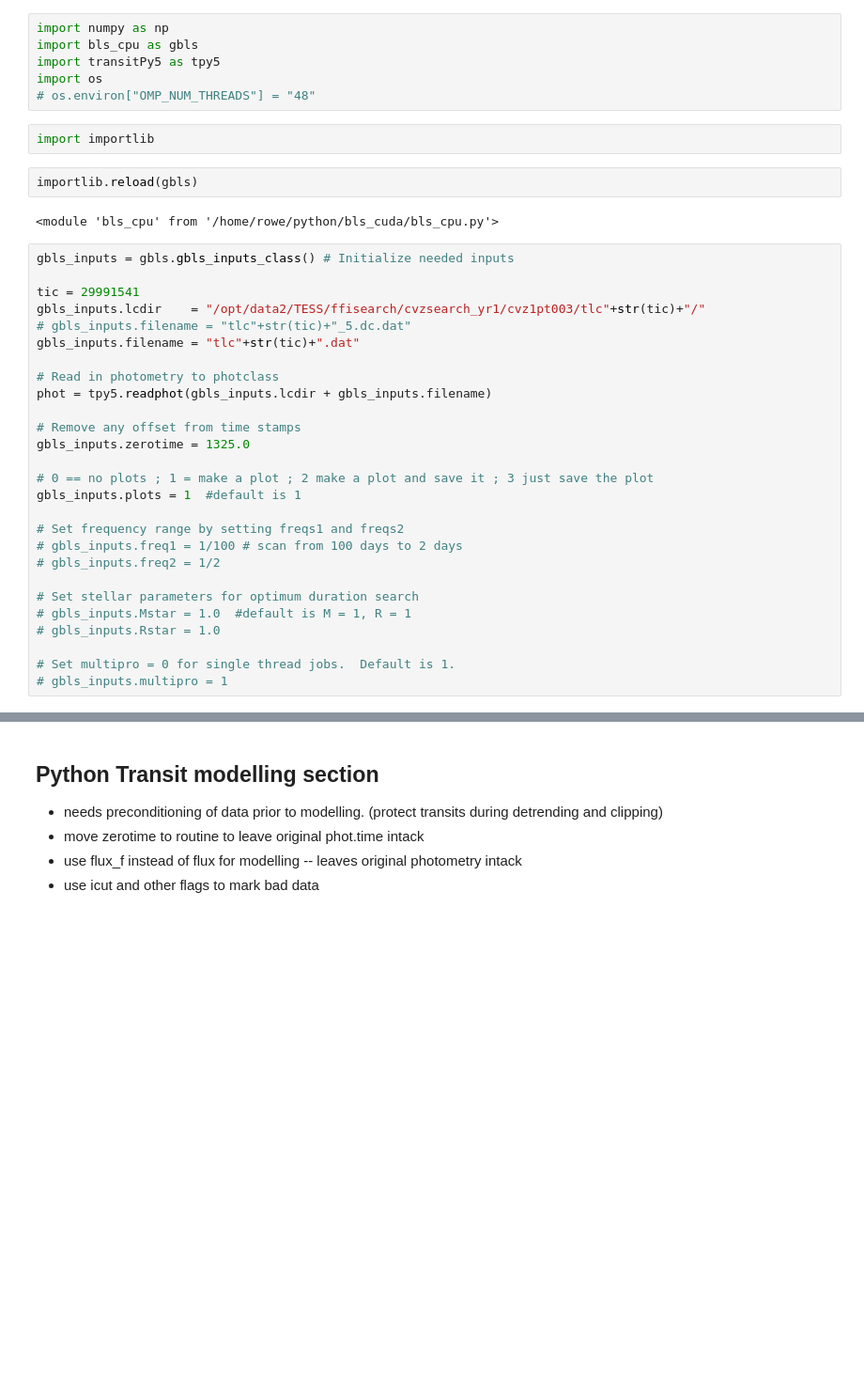
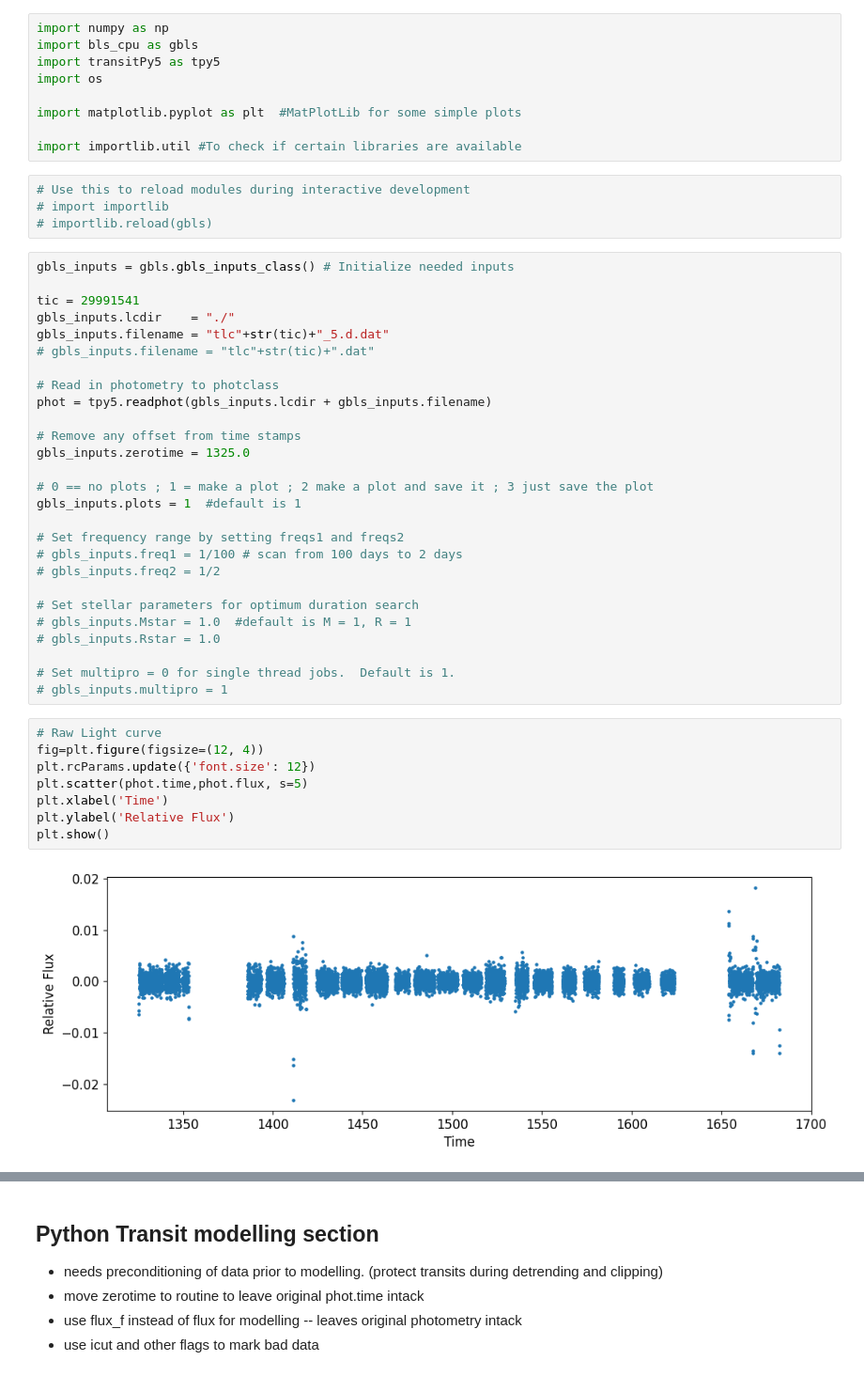
Before and after one commit to jasonfrowe/bls_cuda, a Jupyter notebook: bls_cpu.ipynb, the cells around one changed output, grey strips where cells are left out. Shown at 94% size. Drawn from its saved outputs; the diff is of its cells as text; blank space fills up the shorter version.

```diff
--- a/bls_cpu.ipynb
+++ b/bls_cpu.ipynb
@@ -3,20 +5,21 @@ import numpy as np
 import bls_cpu as gbls
 import transitPy5 as tpy5
 import os
-# os.environ["OMP_NUM_THREADS"] = "48"
+
+import matplotlib.pyplot as plt  #MatPlotLib for some simple plots
+
+import importlib.util #To check if certain libraries are available
 # %%
-import importlib
+# Use this to reload modules during interactive development
+# import importlib
+# importlib.reload(gbls)
-# %%
-importlib.reload(gbls)
-# %% [output]
-<module 'bls_cpu' from '/home/rowe/python/bls_cuda/bls_cpu.py'>
 # %%
 gbls_inputs = gbls.gbls_inputs_class() # Initialize needed inputs
 
 tic = 29991541
-gbls_inputs.lcdir    = "/opt/data2/TESS/ffisearch/cvzsearch_yr1/cvz1pt003/tlc"+str(tic)+"/"
-# gbls_inputs.filename = "tlc"+str(tic)+"_5.dc.dat"
-gbls_inputs.filename = "tlc"+str(tic)+".dat"
+gbls_inputs.lcdir    = "./"
+gbls_inputs.filename = "tlc"+str(tic)+"_5.d.dat"
+# gbls_inputs.filename = "tlc"+str(tic)+".dat"
 
 # Read in photometry to photclass
 phot = tpy5.readphot(gbls_inputs.lcdir + gbls_inputs.filename)
@@ -37,4 +40,14 @@ gbls_inputs.plots = 1  #default is 1
 
 # Set multipro = 0 for single thread jobs.  Default is 1.
 # gbls_inputs.multipro = 1
+# %%
+# Raw Light curve
+fig=plt.figure(figsize=(12, 4))
+plt.rcParams.update({'font.size': 12})
+plt.scatter(phot.time,phot.flux, s=5)
+plt.xlabel('Time')
+plt.ylabel('Relative Flux')
+plt.show()
+# %% [output]
+[figure, added]
 # %%
```
Also changed, not shown: parts of 11 cells of this notebook, 1 other file.
